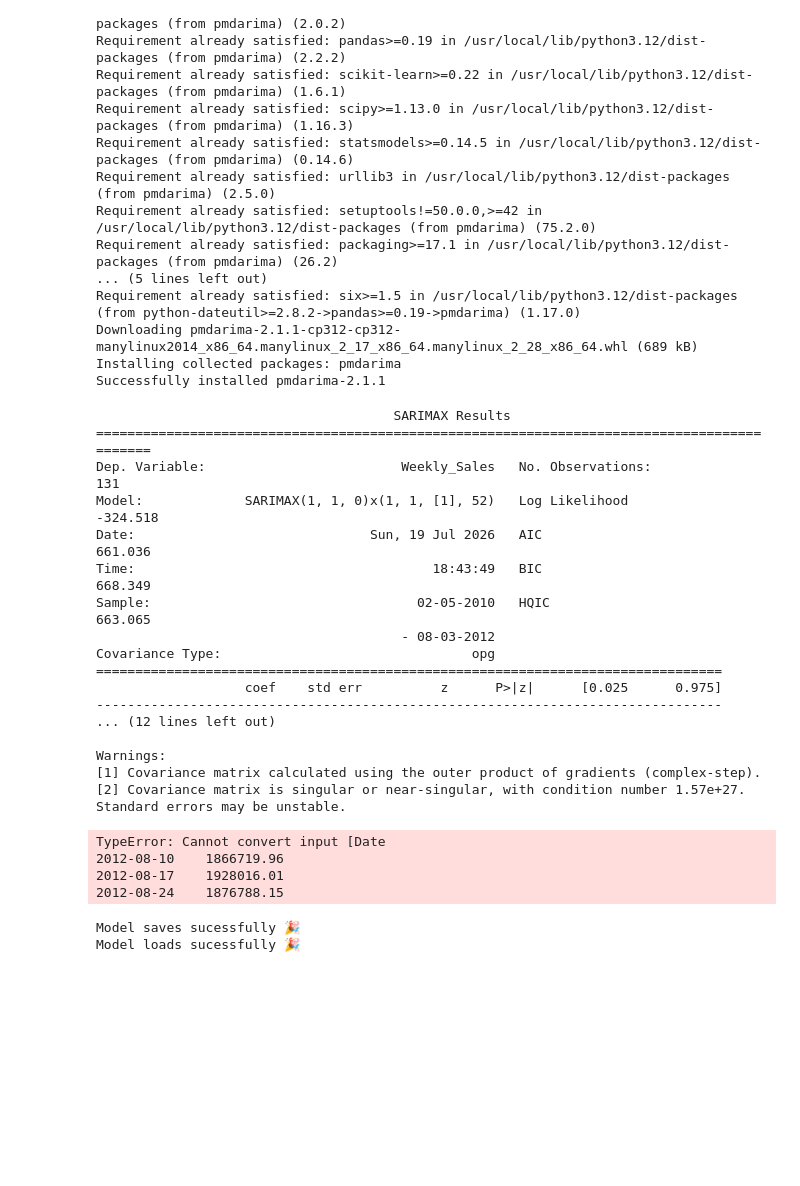
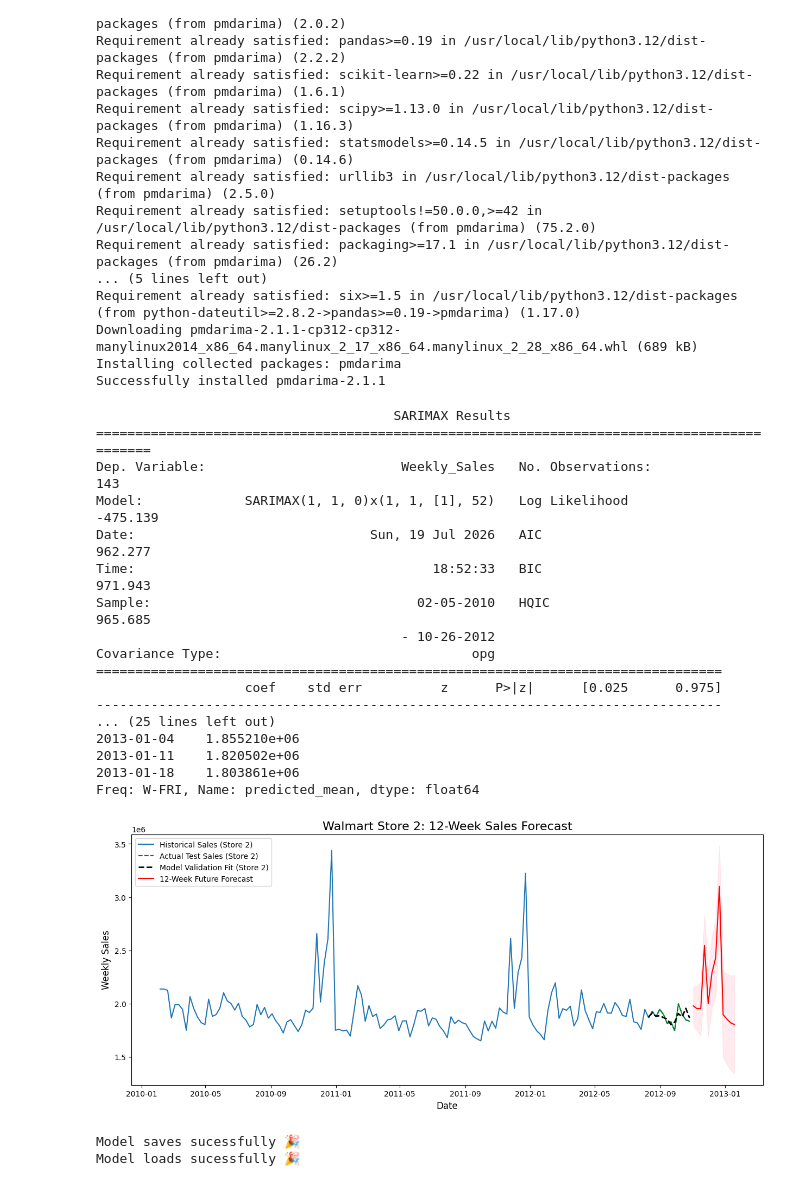
Before and after one commit to Sharddha-Sharddha/IITMLAssignments, a Jupyter notebook: Wallmart_Capstone_project.ipynb, the cells around one changed output. Saved outputs shown, nothing was run; the diff lists cells and outputs as text; code cells hidden in the pictures; blank space fills up the shorter version.

Commit message:
predicting and forcasting future 12 weeks sales data for particular stores

```diff
--- a/Wallmart_Capstone_project.ipynb
+++ b/Wallmart_Capstone_project.ipynb
@@ -539,8 +539,8 @@ y_train = cleaned_df['Weekly_Sales'].iloc[:-12]
 y_test = cleaned_df['Weekly_Sales'].iloc[-12:]
 
 model = SARIMAX(
-    y_train,
-    exog = x_train,
+    cleaned_df['Weekly_Sales'],
+    exog =cleaned_df['Holiday_Flag'],
     order = (1,1,0),
     seasonal_order = (1,1,1,52),
     trend = 'c',
@@ -552,60 +552,62 @@ result = model.fit(disp = False)
 print(result.summary())
 
 # predicting the last 12 weeks data from the dataset
-y_pred = result.predict(start = y_test, exog = x_test)
+y_pred = result.predict(start = y_test.index[0], end = y_test.index[-1], exog = x_test)
 
 # created exogenous data to forcaste
 futures_dates = pd.date_range(start = '2012-11-02', periods = 12, freq = 'W-FRI')
 #future holidays
-future_holidays = pd.DataFrame({'Holiday_Flag': [0,0,0,1,0,0,0,1,0,0,0,0]},index = future_dates)
+future_holidays = pd.DataFrame({'Holiday_Flag': [0,0,0,1,0,0,0,1,0,0,0,0]},index = futures_dates)
 
 #Forecast into the test period (Using the test set exogenous data
 # (Week 4 is Thanksgiving/Black Friday, Week 8 is Christmas)
 forecast = result.get_forecast(steps = 12, exog = x_test )
 predicted_sales = forecast.predicted_mean
 print(predicted_sales)
 
 confidence_intervals = forecast.conf_int()
 
 # 5. Visualize the final output
 plt.figure(figsize=(15, 6))
 
 plt.plot(cleaned_df.index, cleaned_df['Weekly_Sales'], label=f'Historical Sales (Store {store})')
-plt.plot(y_pred.index, y_pred, color = 'black', linestyle = '--', label = f' (Store {store}')
-plt.plot(y_test.index, y_test, color = 'green', linestyle = '--', label = f'Testing 12 weeks sales (Store {store})')
+
+plt.plot(y_test.index, y_test, color = 'green', linestyle = '--', label = f'Actual Test Sales (Store {store})')
+
+plt.plot(y_pred.index, y_pred, color = 'black', linestyle = '--',linewidth=2, label=f'Model Validation Fit (Store {store})')
+
+plt.plot(predicted_sales.index, predicted_sales, color='red', label='12-Week Future Forecast')
 
 plt.fill_between(predicted_sales.index,
                  confidence_intervals.iloc[:, 0],
                  confidence_intervals.iloc[:, 1], color='pink', alpha=0.3)
 
-plt.plot(predicted_sales.index, predicted_sales, color='red', label='12-Week Forecast')
+
+
 plt.title(f"Walmart Store {store}: 12-Week Sales Forecast", fontsize=16)
 plt.xlabel("Date", fontsize=12)
 plt.ylabel("Weekly Sales", fontsize=12)
 plt.legend()
 plt.show()
 # %% [output]
                                       SARIMAX Results
 ============================================================================================
-Dep. Variable:                         Weekly_Sales   No. Observations:                  131
-Model:             SARIMAX(1, 1, 0)x(1, 1, [1], 52)   Log Likelihood                -324.518
-Date:                              Sun, 19 Jul 2026   AIC                            661.036
-Time:                                      18:43:49   BIC                            668.349
-Sample:                                  02-05-2010   HQIC                           663.065
-                                       - 08-03-2012
+Dep. Variable:                         Weekly_Sales   No. Observations:                  143
+Model:             SARIMAX(1, 1, 0)x(1, 1, [1], 52)   Log Likelihood                -475.139
+Date:                              Sun, 19 Jul 2026   AIC                            962.277
+Time:                                      18:52:33   BIC                            971.943
+Sample:                                  02-05-2010   HQIC                           965.685
+                                       - 10-26-2012
 Covariance Type:                                opg
 ================================================================================
                    coef    std err          z      P>|z|      [0.025      0.975]
 --------------------------------------------------------------------------------
-... (12 lines left out)
-
-Warnings:
-[1] Covariance matrix calculated using the outer product of gradients (complex-step).
-[2] Covariance matrix is singular or near-singular, with condition number 1.57e+27. Standard errors may be unstable.
+... (25 lines left out)
+2013-01-04    1.855210e+06
+2013-01-11    1.820502e+06
+2013-01-18    1.803861e+06
+Freq: W-FRI, Name: predicted_mean, dtype: float64
-TypeError: Cannot convert input [Date
-2012-08-10    1866719.96
-2012-08-17    1928016.01
-2012-08-24    1876788.15
+[figure, added]
 # %%
 # saving  the model
 import pickle as pkl
```
Also changed, not shown: parts of 3 cells of this notebook.
